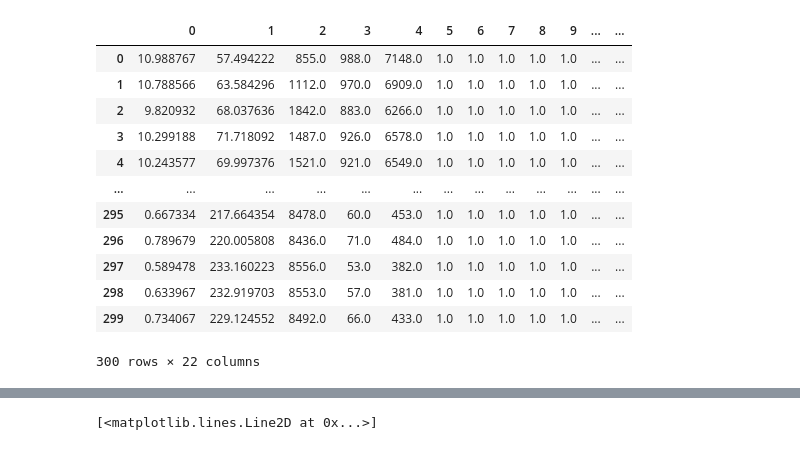
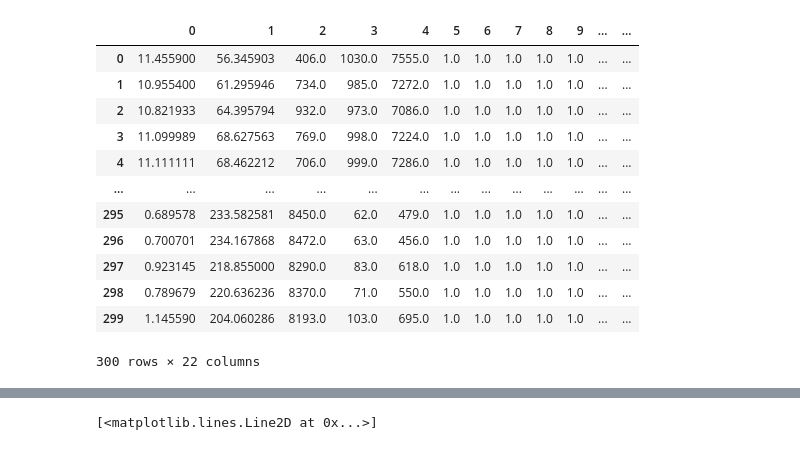
Before and after one commit to mehmetcuhadar/FL_Research, a Jupyter notebook: Untitled.ipynb, the cells around one changed output, grey strips where cells are left out. Drawn from its saved outputs; the diff is of its cells as text; code cells hidden in the pictures.

```diff
--- a/Untitled.ipynb
+++ b/Untitled.ipynb
@@ -5,22 +7,22 @@ import matplotlib.pyplot as plt
 # %%
-df = pd.read_csv("backdoor_results_3003.csv", header  = None)
+df = pd.read_csv("backdoor_results_3006.csv", header  = None)
 A = df[2]
 B = df[3]
 C = df[4]
 df
 # %% [output]
 |  | 0 | 1 | 2 | 3 | 4 | 5 | 6 | 7 | 8 | 9 | ... | ... |
-| 0 | 10.988767 | 57.494222 | 855.0 | 988.0 | 7148.0 | 1.0 | 1.0 | 1.0 | 1.0 | 1.0 | ... | ... |
-| 1 | 10.788566 | 63.584296 | 1112.0 | 970.0 | 6909.0 | 1.0 | 1.0 | 1.0 | 1.0 | 1.0 | ... | ... |
-| 2 | 9.820932 | 68.037636 | 1842.0 | 883.0 | 6266.0 | 1.0 | 1.0 | 1.0 | 1.0 | 1.0 | ... | ... |
-| 3 | 10.299188 | 71.718092 | 1487.0 | 926.0 | 6578.0 | 1.0 | 1.0 | 1.0 | 1.0 | 1.0 | ... | ... |
-| 4 | 10.243577 | 69.997376 | 1521.0 | 921.0 | 6549.0 | 1.0 | 1.0 | 1.0 | 1.0 | 1.0 | ... | ... |
+| 0 | 11.455900 | 56.345903 | 406.0 | 1030.0 | 7555.0 | 1.0 | 1.0 | 1.0 | 1.0 | 1.0 | ... | ... |
+| 1 | 10.955400 | 61.295946 | 734.0 | 985.0 | 7272.0 | 1.0 | 1.0 | 1.0 | 1.0 | 1.0 | ... | ... |
+| 2 | 10.821933 | 64.395794 | 932.0 | 973.0 | 7086.0 | 1.0 | 1.0 | 1.0 | 1.0 | 1.0 | ... | ... |
+| 3 | 11.099989 | 68.627563 | 769.0 | 998.0 | 7224.0 | 1.0 | 1.0 | 1.0 | 1.0 | 1.0 | ... | ... |
+| 4 | 11.111111 | 68.462212 | 706.0 | 999.0 | 7286.0 | 1.0 | 1.0 | 1.0 | 1.0 | 1.0 | ... | ... |
 | ... | ... | ... | ... | ... | ... | ... | ... | ... | ... | ... | ... | ... |
-| 295 | 0.667334 | 217.664354 | 8478.0 | 60.0 | 453.0 | 1.0 | 1.0 | 1.0 | 1.0 | 1.0 | ... | ... |
-| 296 | 0.789679 | 220.005808 | 8436.0 | 71.0 | 484.0 | 1.0 | 1.0 | 1.0 | 1.0 | 1.0 | ... | ... |
-| 297 | 0.589478 | 233.160223 | 8556.0 | 53.0 | 382.0 | 1.0 | 1.0 | 1.0 | 1.0 | 1.0 | ... | ... |
-| 298 | 0.633967 | 232.919703 | 8553.0 | 57.0 | 381.0 | 1.0 | 1.0 | 1.0 | 1.0 | 1.0 | ... | ... |
-| 299 | 0.734067 | 229.124552 | 8492.0 | 66.0 | 433.0 | 1.0 | 1.0 | 1.0 | 1.0 | 1.0 | ... | ... |
+| 295 | 0.689578 | 233.582581 | 8450.0 | 62.0 | 479.0 | 1.0 | 1.0 | 1.0 | 1.0 | 1.0 | ... | ... |
+| 296 | 0.700701 | 234.167868 | 8472.0 | 63.0 | 456.0 | 1.0 | 1.0 | 1.0 | 1.0 | 1.0 | ... | ... |
+| 297 | 0.923145 | 218.855000 | 8290.0 | 83.0 | 618.0 | 1.0 | 1.0 | 1.0 | 1.0 | 1.0 | ... | ... |
+| 298 | 0.789679 | 220.636236 | 8370.0 | 71.0 | 550.0 | 1.0 | 1.0 | 1.0 | 1.0 | 1.0 | ... | ... |
+| 299 | 1.145590 | 204.060286 | 8193.0 | 103.0 | 695.0 | 1.0 | 1.0 | 1.0 | 1.0 | 1.0 | ... | ... |
 300 rows × 22 columns
 # %%
 mehmet = np.sum(np.array(df.loc[:,13:]),axis=1)
```
Also changed, not shown: parts of 4 cells of this notebook, 16 other files.
